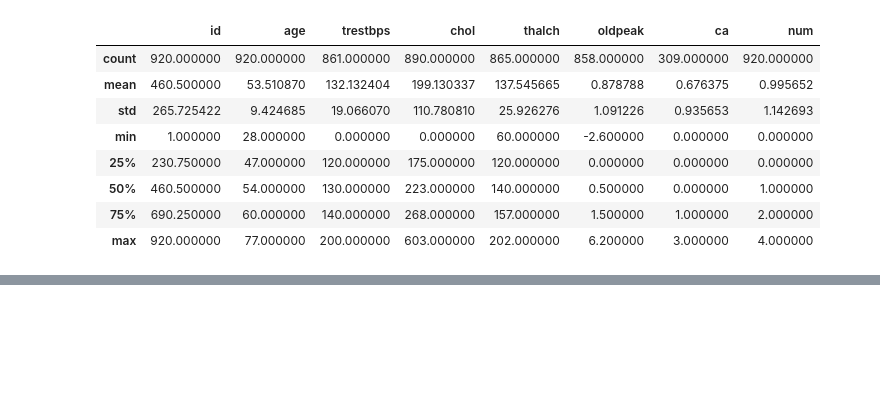
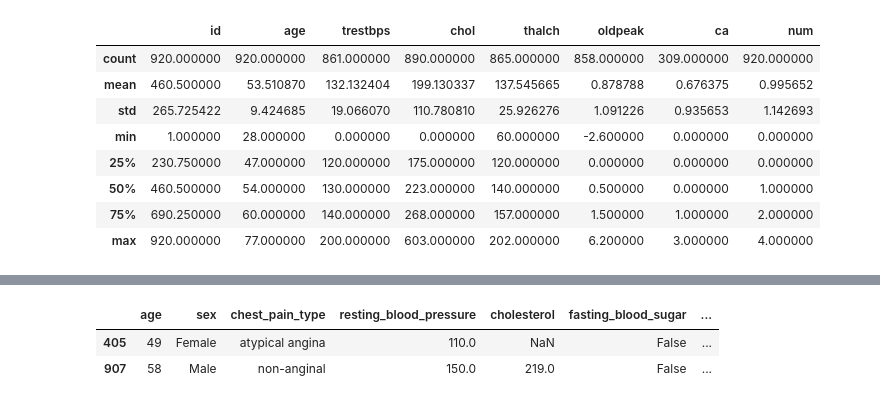
Before and after one commit to Moudjib16/Heart-Disease-Prediction, a Jupyter notebook: notebooks/01_eda.ipynb, the cells around one changed output, grey strips where cells are left out. Saved outputs shown, nothing was run; the diff lists cells and outputs as text; code cells hidden in the pictures; blank space fills up the shorter version.

```diff
--- a/notebooks/01_eda.ipynb
+++ b/notebooks/01_eda.ipynb
@@ -69,0 +133,6 @@ df.describe()
+# %%
+df.loc[df.duplicated()]
+# %% [output]
+|  | age | sex | chest_pain_type | resting_blood_pressure | cholesterol | fasting_blood_sugar | ... |
+| 405 | 49 | Female | atypical angina | 110.0 | NaN | False | ... |
+| 907 | 58 | Male | non-anginal | 150.0 | 219.0 | False | ... |
```
Also changed, not shown: parts of 5 cells of this notebook.
